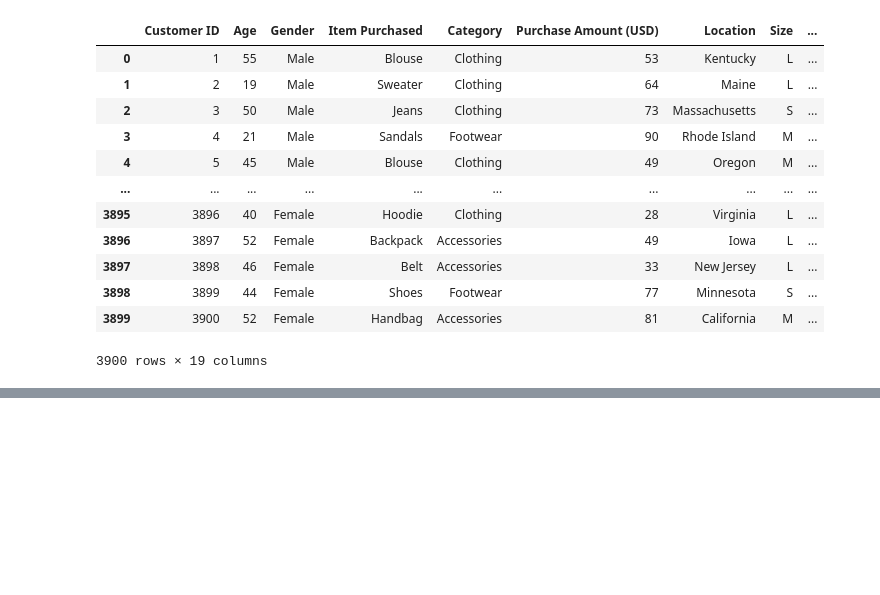
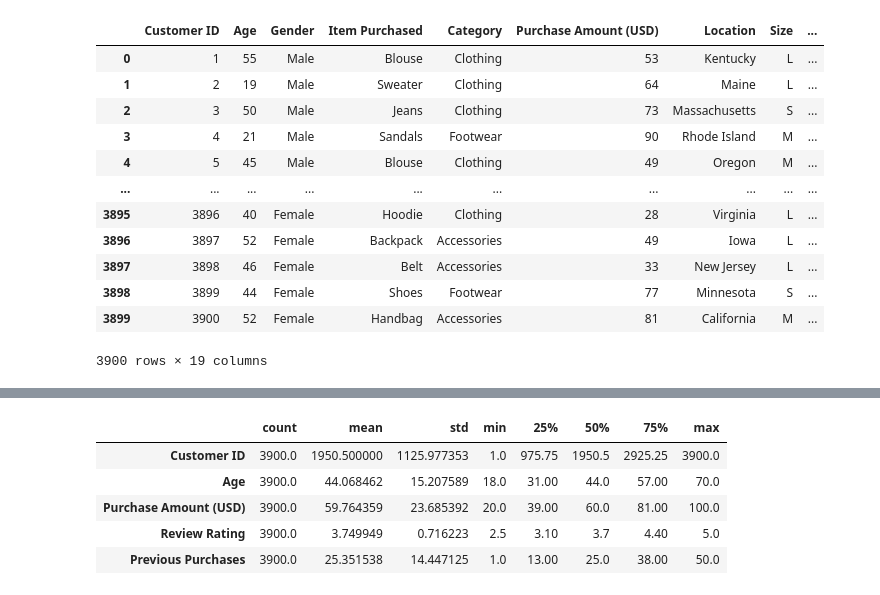
Before and after one commit to Zangetsupwr/Examen2, a Jupyter notebook: Proyecto2/EDA/EDA_dataset1.ipynb, the cells around one changed output, grey strips where cells are left out. Saved outputs shown, nothing was run; the diff lists cells and outputs as text; code cells hidden in the pictures; blank space fills up the shorter version.

```diff
--- a/Proyecto2/EDA/EDA_dataset1.ipynb
+++ b/Proyecto2/EDA/EDA_dataset1.ipynb
@@ -19,0 +43,10 @@ df
+# %%
+df.describe().T
+# Analisis descriptivo de datos
+# %% [output]
+|  | count | mean | std | min | 25% | 50% | 75% | max |
+| Customer ID | 3900.0 | 1950.500000 | 1125.977353 | 1.0 | 975.75 | 1950.5 | 2925.25 | 3900.0 |
+| Age | 3900.0 | 44.068462 | 15.207589 | 18.0 | 31.00 | 44.0 | 57.00 | 70.0 |
+| Purchase Amount (USD) | 3900.0 | 59.764359 | 23.685392 | 20.0 | 39.00 | 60.0 | 81.00 | 100.0 |
+| Review Rating | 3900.0 | 3.749949 | 0.716223 | 2.5 | 3.10 | 3.7 | 4.40 | 5.0 |
+| Previous Purchases | 3900.0 | 25.351538 | 14.447125 | 1.0 | 13.00 | 25.0 | 38.00 | 50.0 |
```
Also changed, not shown: parts of 7 cells of this notebook, 1 other file.
